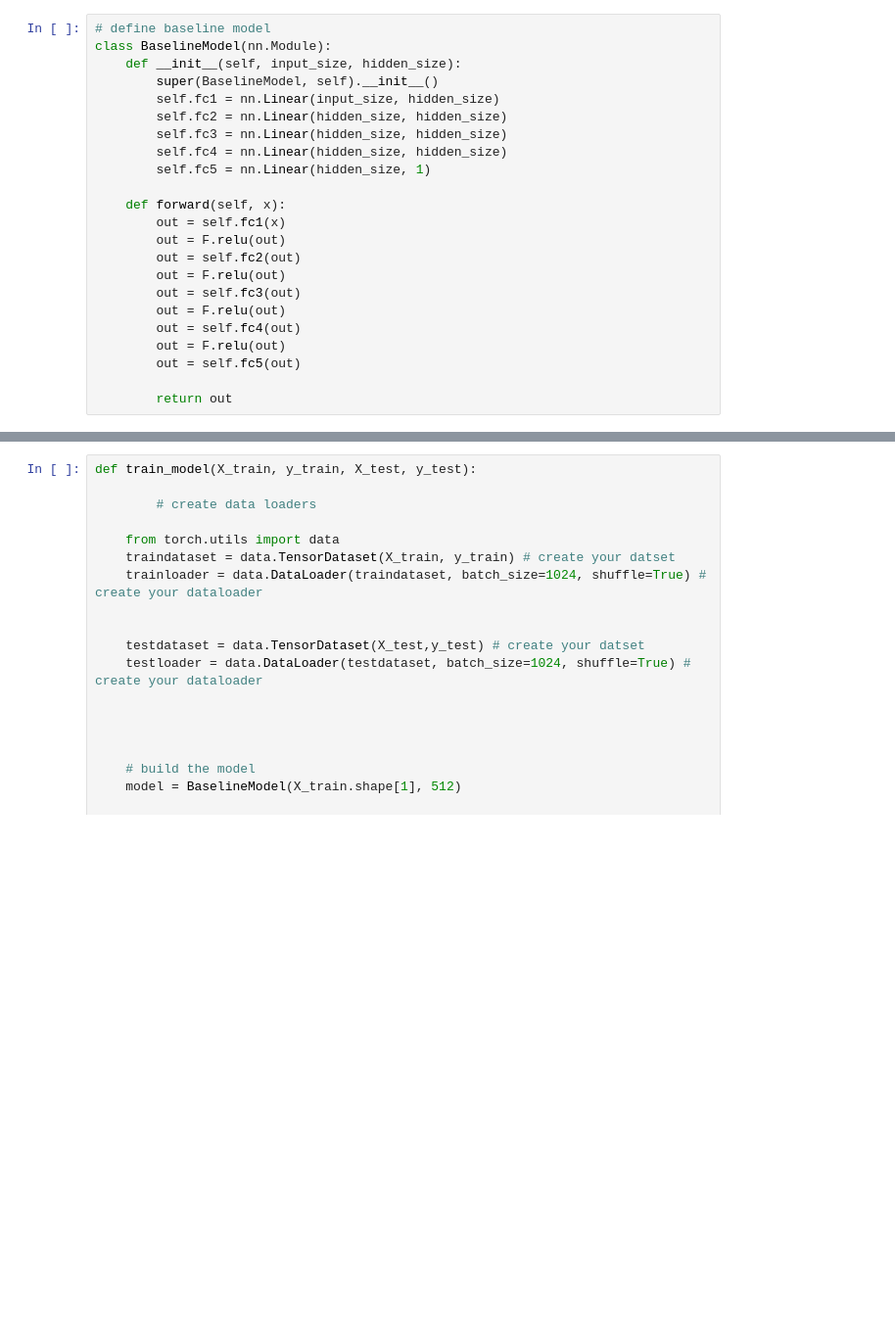
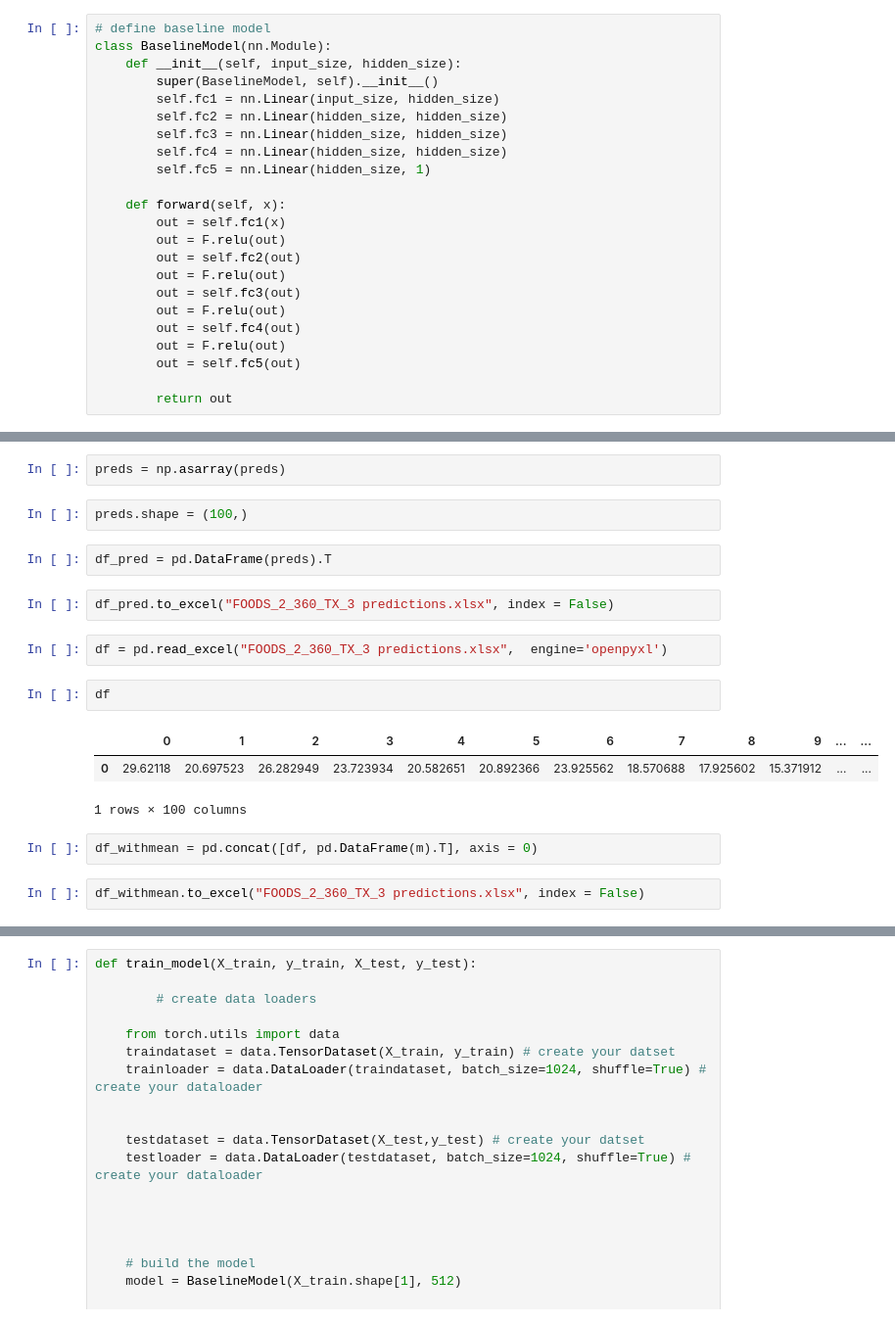
Before and after one commit to ixiaopan/GroupWork, a Jupyter notebook: AML/Neural Networks.ipynb, the cells around one changed output, grey strips where cells are left out. Shown at 98% size. Cells and saved outputs as stored; diff of their text form; blank space fills up the shorter version.

```diff
--- a/AML/Neural Networks.ipynb
+++ b/AML/Neural Networks.ipynb
@@ -305,0 +441,20 @@ for index, i in enumerate(testloader):
+# %%
+preds = np.asarray(preds)
+# %%
+preds.shape = (100,)
+# %%
+df_pred = pd.DataFrame(preds).T
+# %%
+df_pred.to_excel("FOODS_2_360_TX_3 predictions.xlsx", index = False)
+# %%
+df = pd.read_excel("FOODS_2_360_TX_3 predictions.xlsx",  engine='openpyxl')
+# %%
+df
+# %% [output]
+|  | 0 | 1 | 2 | 3 | 4 | 5 | 6 | 7 | 8 | 9 | ... | ... |
+| 0 | 29.62118 | 20.697523 | 26.282949 | 23.723934 | 20.582651 | 20.892366 | 23.925562 | 18.570688 | 17.925602 | 15.371912 | ... | ... |
+1 rows × 100 columns
+# %%
+df_withmean = pd.concat([df, pd.DataFrame(m).T], axis = 0)
+# %%
+df_withmean.to_excel("FOODS_2_360_TX_3 predictions.xlsx", index = False)
```
Also changed, not shown: parts of 76 cells of this notebook.
